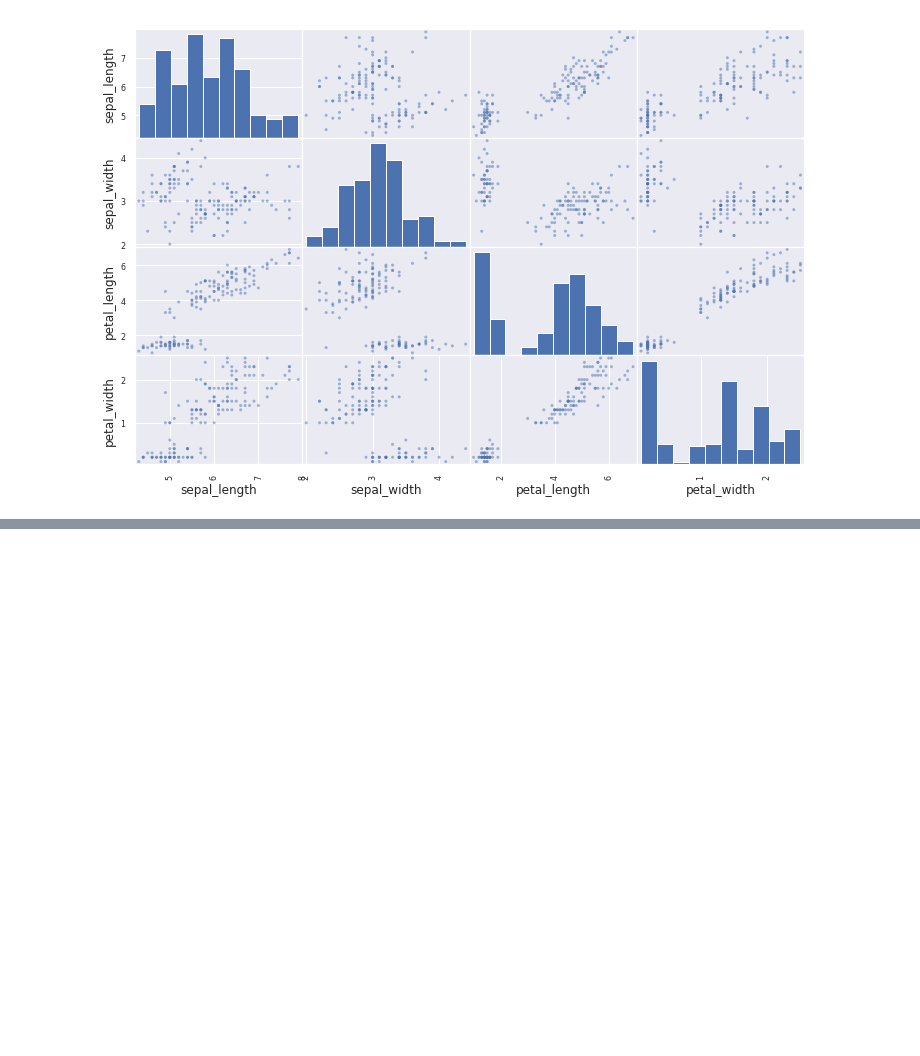
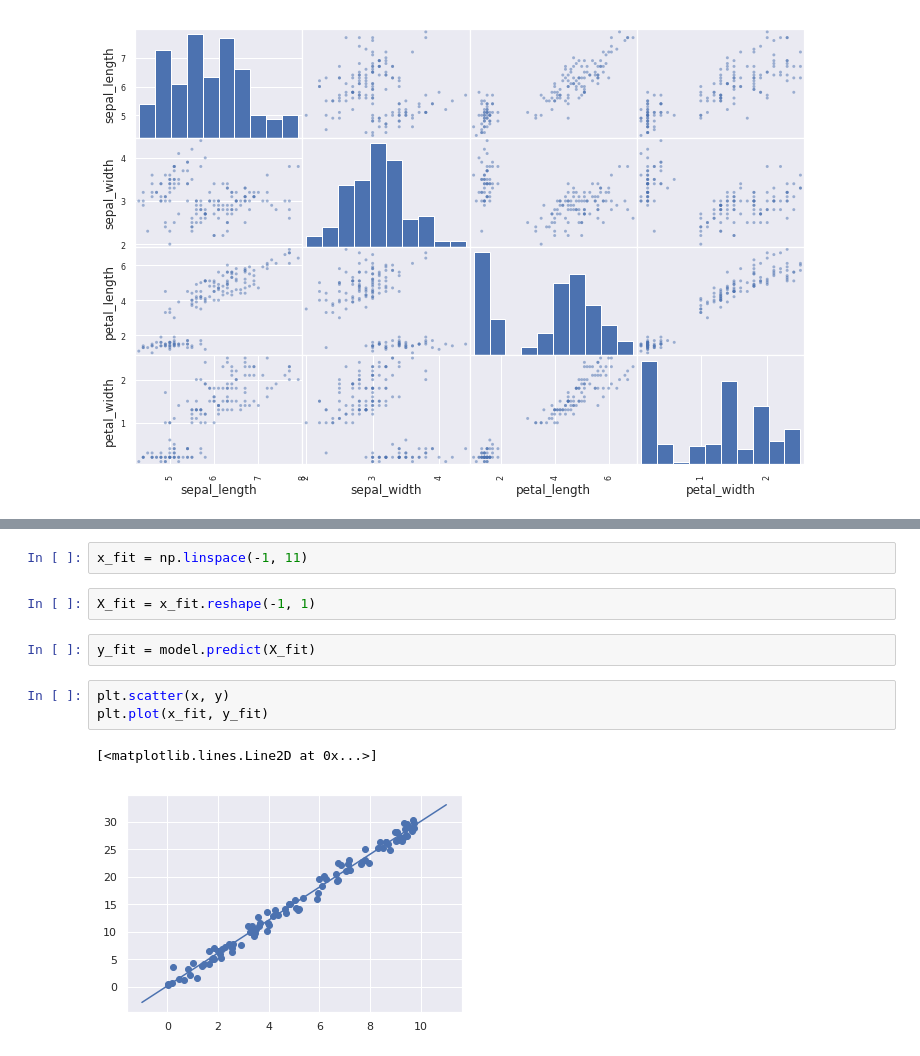
Before and after one commit to Lechenco/Machine-Learning, a Jupyter notebook: projectiris/irisProject.ipynb, the cells around one changed output, grey strips where cells are left out. Cells and saved outputs as stored; diff of their text form; blank space fills up the shorter version.

```diff
--- a/projectiris/irisProject.ipynb
+++ b/projectiris/irisProject.ipynb
@@ -122,0 +171,12 @@ plt.show()
+# %%
+x_fit = np.linspace(-1, 11)
+# %%
+X_fit = x_fit.reshape(-1, 1)
+# %%
+y_fit = model.predict(X_fit)
+# %%
+plt.scatter(x, y)
+plt.plot(x_fit, y_fit)
+# %% [output]
+[<matplotlib.lines.Line2D at 0x...>]
+[figure, added]
```
Also changed, not shown: parts of 13 cells of this notebook.
